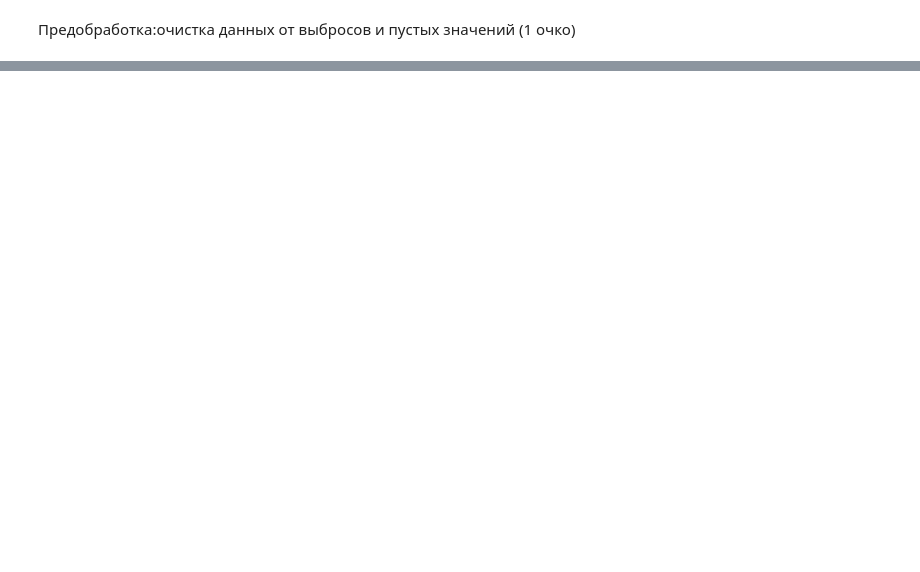
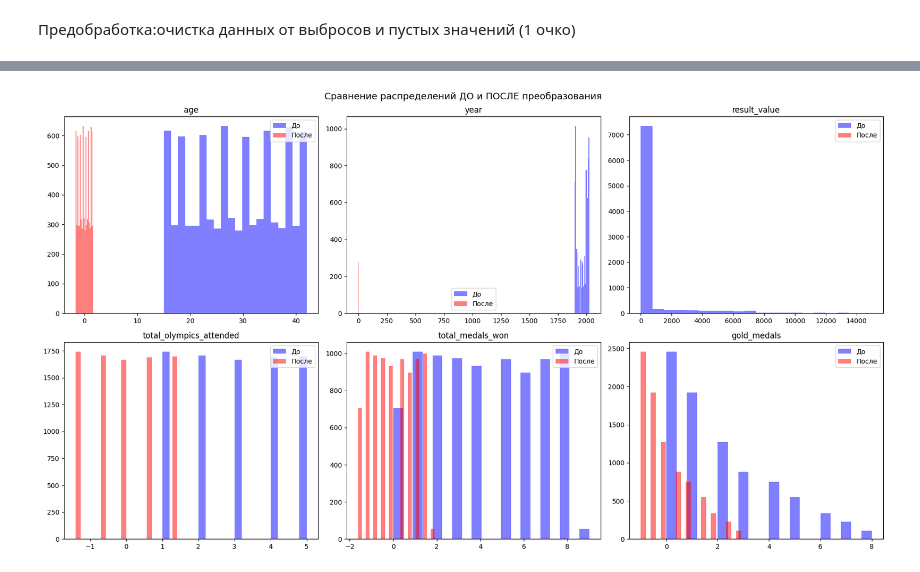
Before and after one commit to EndRiKeR/nns-labs, a Jupyter notebook: lab1/lab1.ipynb, the cells around one changed output, grey strips where cells are left out. Cells and saved outputs as stored; diff of their text form; code cells hidden in the pictures; blank space fills up the shorter version.

```diff
--- a/lab1/lab1.ipynb
+++ b/lab1/lab1.ipynb
@@ -125,0 +224,80 @@ print("- label_encoders: энкодеры категориальных приз
+# %%
+import pandas as pd
+import numpy as np
+import matplotlib.pyplot as plt
+import seaborn as sns
+from scipy.stats import ks_2samp, shapiro
+from sklearn.metrics.pairwise import euclidean_distances
+
+# Используем df_original и df_transformed из предыдущих блоков
+numeric_features = [
+    'age', 'year', 'result_value', 'total_olympics_attended',
+    'total_medals_won', 'gold_medals', 'silver_medals', 'bronze_medals',
+    'country_total_gold', 'country_total_medals', 'country_first_participation',
+    'country_best_rank', 'height_cm', 'weight_kg'
+]
+
+print("=== СРАВНЕНИЕ ДО И ПОСЛЕ ПРЕОБРАЗОВАНИЯ ===")
+
+# 1. СТАТИСТИКИ ДО И ПОСЛЕ
+print("\n1. Базовые статистики (3 примера признаков):")
+comparison_stats = pd.DataFrame({
+    'До (age)': df_original['age'].describe(),
+    'После (age)': df_transformed['age'].describe(),
+    'До (height_cm)': df_original['height_cm'].describe(),
+    'После (height_cm)': df_transformed['height_cm'].describe()
+}).round(3)
+print(comparison_stats)
+
+# 2. ПРОВЕРКА СТАНДАРТИЗАЦИИ
+print("\n2. Проверка стандартизации (все числовые признаки):")
+print("После преобразования:")
+print("Средние:", df_transformed[numeric_features].mean().abs().max())
+print("Стандартные отклонения:", df_transformed[numeric_features].std().round(3).to_dict())
+
+# 3. ТЕСТЫ НА НОРМАЛЬНОСТЬ (Shapiro-Wilk)
+print("\n3. Тесты на нормальность (p-value > 0.05 = нормальное):")
+normality_tests = {}
+for col in numeric_features[:4]:  # Первые 4 для примера
+    stat_before, p_before = shapiro(df_original[col].dropna())
+    stat_after, p_after = shapiro(df_transformed[col].dropna())
+    normality_tests[col] = {'До': p_before, 'После': p_after}
+print(pd.DataFrame(normality_tests).round(4))
+
+# 4. СРАВНЕНИЕ РАСПРЕДЕЛЕНИЙ (Kolmogorov-Smirnov)
+print("\n4. KS-тест между признаками до/после (p < 0.05 = разные):")
+ks_results = {}
+for col in numeric_features[:4]:
+    ks_stat, ks_p = ks_2samp(df_original[col].dropna(), df_transformed[col].dropna())
+    ks_results[col] = {'KS_stat': ks_stat, 'p_value': ks_p}
+print(pd.DataFrame(ks_results).round(4))
+
+# 5. ГЕОМЕТРИЧЕСКОЕ СРАВНЕНИЕ (евклидовы расстояния)
+dist_original = np.mean(euclidean_distances(df_original[numeric_features].fillna(0)))
+dist_transformed = np.mean(euclidean_distances(df_transformed[numeric_features]))
+print(f"\n5. Среднее евклидово расстояние:")
+print(f"До:  {dist_original:.3f}")
+print(f"После:{dist_transformed:.3f}")
+
+# 6. ВИЗУАЛИЗАЦИЯ СРАВНЕНИЯ
+fig, axes = plt.subplots(2, 3, figsize=(18, 10))
+fig.suptitle('Сравнение распределений ДО и ПОСЛЕ преобразования', fontsize=14)
+
+for i, col in enumerate(numeric_features[:6]):
+    ax = axes[i//3, i%3]
+    ax.hist(df_original[col].dropna(), alpha=0.5, label='До', bins=20, color='blue')
+    ax.hist(df_transformed[col].dropna(), alpha=0.5, label='После', bins=20, color='red')
+    ax.set_title(col)
+    ax.legend()
+
+plt.tight_layout()
+plt.savefig('comparison_before_after.png', dpi=300, bbox_inches='tight')
+plt.show()
+
+print("\n✅ БЛОК 3 ЗАВЕРШЕН")
+print("- График: comparison_before_after.png")
+print("- Ключевые выводы:")
+print("  - Стандартизация: средние≈0, σ≈1 ✓")
+print("  - Распределения изменились (KS p<0.05)")
+print("  - Расстояния нормализованы для алгоритмов ML")
+# %% [output]
@@ -125,0 +324 @@ print("- label_encoders: энкодеры категориальных приз
+[figure, added]
```
Also changed, not shown: parts of 10 cells of this notebook, 3 other files.
